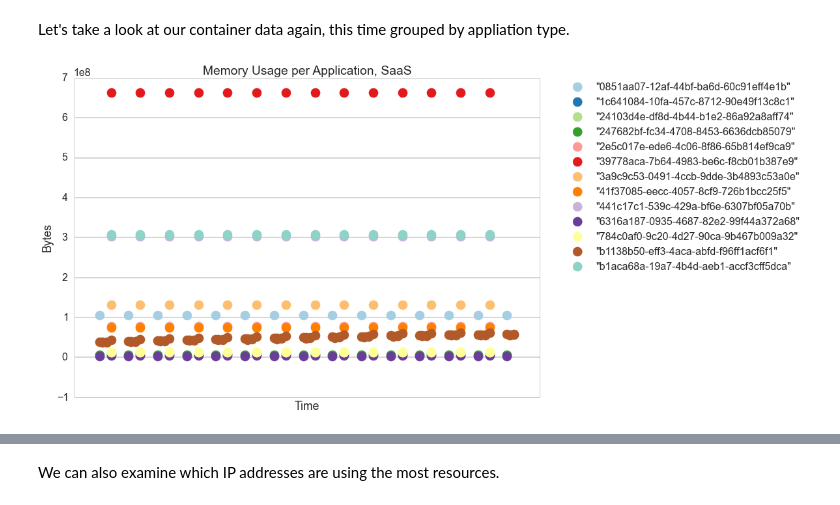
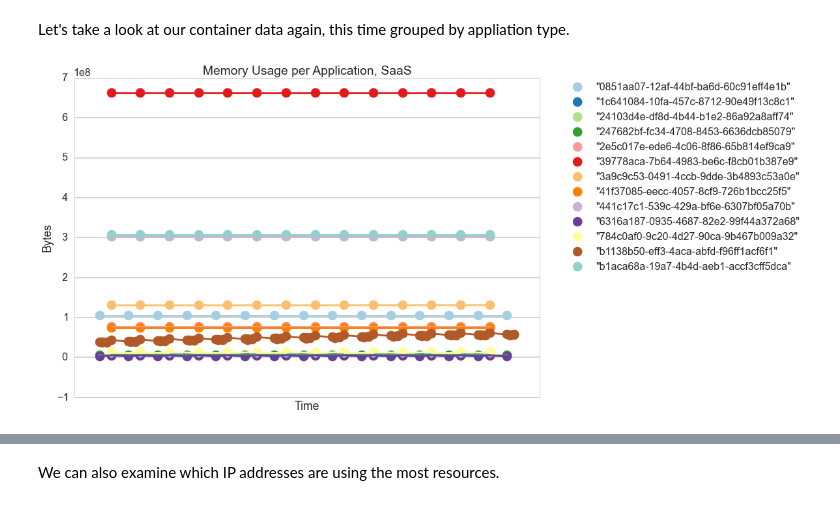
Before and after one commit to harvard-team-pivot/elastic-compute, a Jupyter notebook: elasticCompute.ipynb, the cells around one changed output, grey strips where cells are left out. Cells and saved outputs as stored; diff of their text form; code cells hidden in the pictures.

```diff
--- a/elasticCompute.ipynb
+++ b/elasticCompute.ipynb
@@ -470,24 +470,25 @@ large_container_SaaSDF_group = large_container_SaaSDF.groupby("applicationID")
 # %%
 app_palette= ['#a6cee3','#1f78b4','#b2df8a','#33a02c','#fb9a99','#e31a1c','#fdbf6f','#ff7f00','#cab2d6','#6a3d9a',
                        '#ffff99','#b15928','#8dd3c7']
 appname_list = []
 for appname, values in large_container_SaaSDF_group:
     name = str(appname)
     appname_list.append(name)
 
 app_color_list = zip(appname_list,app_palette)
 
 
 for name,color in app_color_list:
     sub_container=large_container_SaaSDF[large_container_SaaSDF.applicationID== name]
     ax= plt.scatter(sub_container.index.values,sub_container.memory_bytes, color = color, label = name, s=200)
+    plt.plot(sub_container.index.values,sub_container.memory_bytes, color = color)
     plt.xlabel("Time")
     plt.ylabel("Bytes")
     plt.title("Memory Usage per Application, SaaS")
     plt.xticks([])
     plt.legend(bbox_to_anchor=(1.05, 1), loc=2, borderaxespad=0.)
 # %% [output]
-[figure, old version]
+[figure, new version]
 # %%
 for name,color in app_color_list:
     sub_container=large_container_SaaSDF[large_container_SaaSDF.applicationID== name]
```
Also changed, not shown: parts of 3 cells of this notebook.
